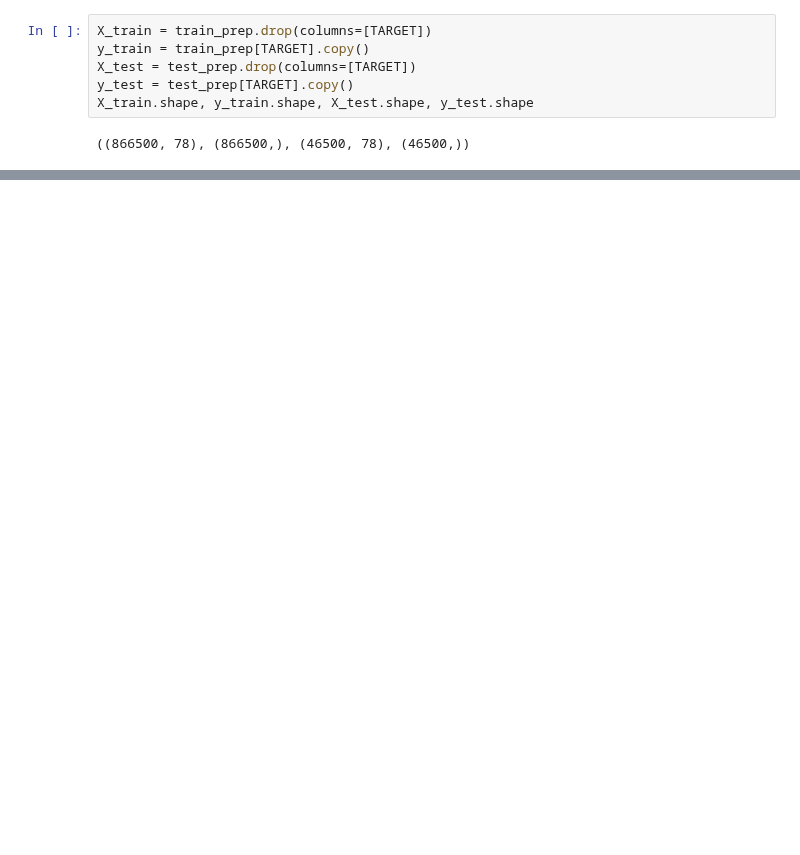
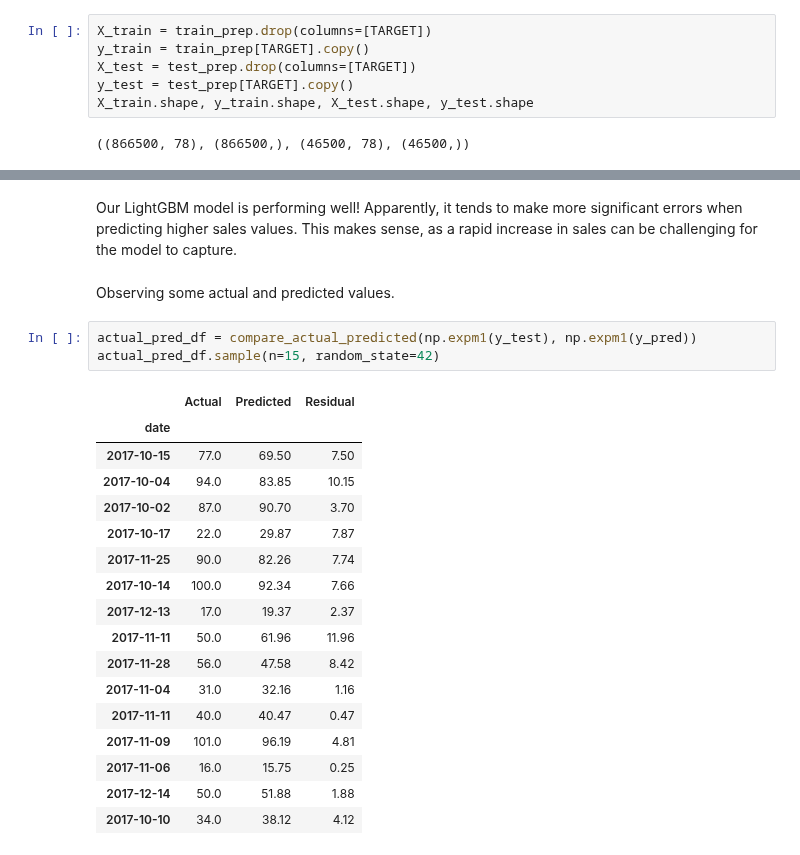
Before and after one commit to allmeidaapedro/Store-Item-Demand-Forecasting, a Jupyter notebook: notebooks/modelling.ipynb, the cells around one changed output, grey strips where cells are left out. Saved outputs shown, nothing was run; the diff lists cells and outputs as text; blank space fills up the shorter version.

```diff
--- a/notebooks/modelling.ipynb
+++ b/notebooks/modelling.ipynb
@@ -758,0 +767,25 @@ R-Squared (R2): 0.92
+# %% [markdown]
+Our LightGBM model is performing well! Apparently, it tends to make more significant errors when predicting higher sales values. This makes sense, as a rapid increase in sales can be challenging for the model to capture.
+# %% [markdown]
+Observing some actual and predicted values.
+# %%
+actual_pred_df = compare_actual_predicted(np.expm1(y_test), np.expm1(y_pred))
+actual_pred_df.sample(n=15, random_state=42)
+# %% [output]
+|  | Actual | Predicted | Residual |
+| date |  |  |  |
+| 2017-10-15 | 77.0 | 69.50 | 7.50 |
+| 2017-10-04 | 94.0 | 83.85 | 10.15 |
+| 2017-10-02 | 87.0 | 90.70 | 3.70 |
+| 2017-10-17 | 22.0 | 29.87 | 7.87 |
+| 2017-11-25 | 90.0 | 82.26 | 7.74 |
+| 2017-10-14 | 100.0 | 92.34 | 7.66 |
+| 2017-12-13 | 17.0 | 19.37 | 2.37 |
+| 2017-11-11 | 50.0 | 61.96 | 11.96 |
+| 2017-11-28 | 56.0 | 47.58 | 8.42 |
+| 2017-11-04 | 31.0 | 32.16 | 1.16 |
+| 2017-11-11 | 40.0 | 40.47 | 0.47 |
+| 2017-11-09 | 101.0 | 96.19 | 4.81 |
+| 2017-11-06 | 16.0 | 15.75 | 0.25 |
+| 2017-12-14 | 50.0 | 51.88 | 1.88 |
+| 2017-10-10 | 34.0 | 38.12 | 4.12 |
```
Also changed, not shown: parts of 14 cells of this notebook.
